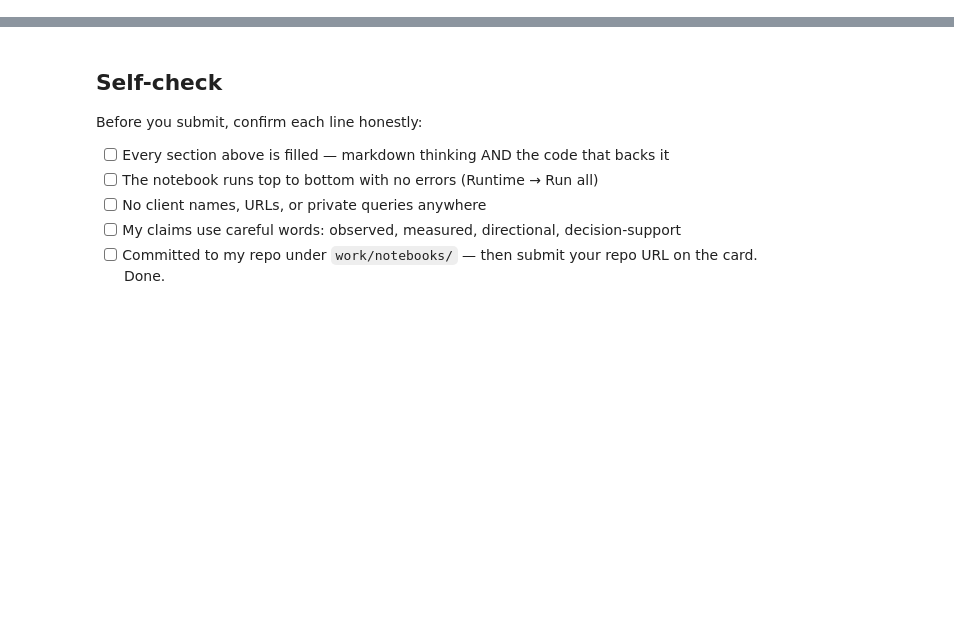
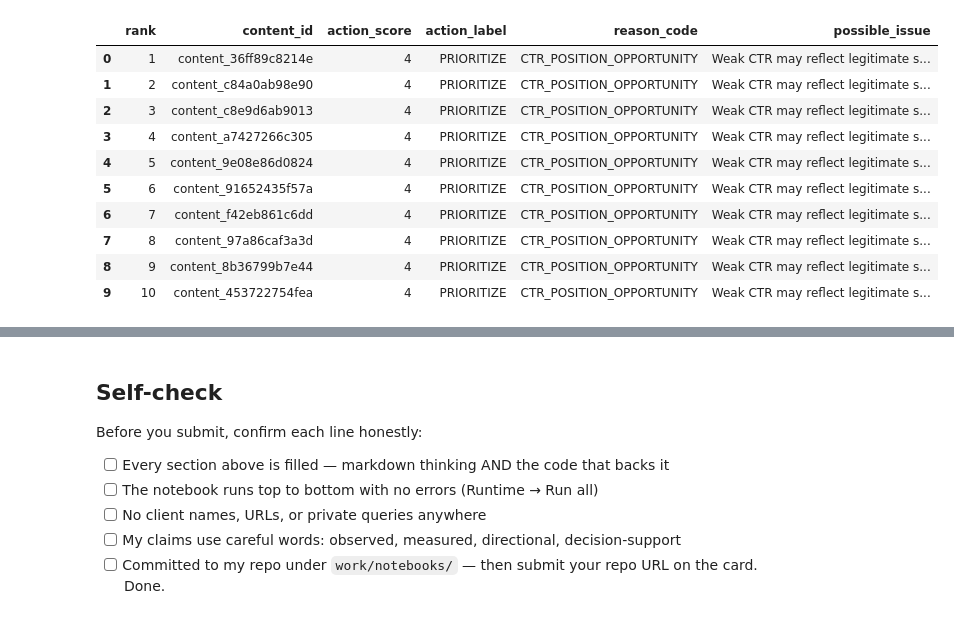
Before and after one commit to 13aakash/flyrank-ml-internship, a Jupyter notebook: work/notebooks/w04_baseline_score.ipynb, the cells around one changed output, grey strips where cells are left out. Cells and saved outputs as stored; diff of their text form; code cells hidden in the pictures; blank space fills up the shorter version.

```diff
--- a/work/notebooks/w04_baseline_score.ipynb
+++ b/work/notebooks/w04_baseline_score.ipynb
@@ -36,0 +352,75 @@ This skeleton is yours to fill. Work the sections **in order** — each one has
+# %%
+# This cell is for CODE (numbers, a query, a check).
+# Write your text answer in the cell ABOVE this one — typing sentences here breaks Run All.
+# Show some potentially weak high-scoring picks.
+#
+# These are not necessarily errors. They are examples that deserve
+# human review before action.
+
+weak_picks = baseline_queue[
+    baseline_queue["action_score"] >= 3
+].head(10).copy()
+
+weak_picks["possible_issue"] = np.where(
+    weak_picks["reason_code"] == "CTR_POSITION_OPPORTUNITY",
+    "Weak CTR may reflect legitimate search intent or SERP behaviour.",
+    "High search visibility does not establish that a refresh is needed."
+)
+
+print("Potentially weak high-score picks:")
+display(
+    weak_picks[
+        [
+            "rank",
+            "content_id",
+            "action_score",
+            "action_label",
+            "reason_code",
+            "possible_issue",
+        ]
+    ]
+)
+
+# ---------------------------------------------------------
+# Leakage check
+# ---------------------------------------------------------
+
+baseline_input_columns = {
+    "ctr",
+    "avg_position",
+    "impressions_90d",
+}
+
+forbidden_terms = [
+    "trend",
+    "declin",
+    "future",
+    "label",
+    "flag",
+    "product",
+]
+
+used_columns = {
+    "ctr",
+    "avg_position",
+    "impressions_90d",
+}
+
+print("\nLeakage checks")
+print("=" * 50)
+
+print(
+    "Baseline input columns:",
+    sorted(baseline_input_columns)
+)
+
+assert used_columns == baseline_input_columns
+
+assert not any(
+    any(term in col.lower() for term in forbidden_terms)
+    for col in used_columns
+)
+
+print("PASS: baseline uses only observable signal inputs.")
+print("PASS: no declining/future/label-derived field is used.")
+# %% [output]
@@ -36,0 +428,11 @@ This skeleton is yours to fill. Work the sections **in order** — each one has
+|  | rank | content_id | action_score | action_label | reason_code | possible_issue |
+| 0 | 1 | content_36ff89c8214e | 4 | PRIORITIZE | CTR_POSITION_OPPORTUNITY | Weak CTR may reflect legitimate s... |
+| 1 | 2 | content_c84a0ab98e90 | 4 | PRIORITIZE | CTR_POSITION_OPPORTUNITY | Weak CTR may reflect legitimate s... |
+| 2 | 3 | content_c8e9d6ab9013 | 4 | PRIORITIZE | CTR_POSITION_OPPORTUNITY | Weak CTR may reflect legitimate s... |
+| 3 | 4 | content_a7427266c305 | 4 | PRIORITIZE | CTR_POSITION_OPPORTUNITY | Weak CTR may reflect legitimate s... |
+| 4 | 5 | content_9e08e86d0824 | 4 | PRIORITIZE | CTR_POSITION_OPPORTUNITY | Weak CTR may reflect legitimate s... |
+| 5 | 6 | content_91652435f57a | 4 | PRIORITIZE | CTR_POSITION_OPPORTUNITY | Weak CTR may reflect legitimate s... |
+| 6 | 7 | content_f42eb861c6dd | 4 | PRIORITIZE | CTR_POSITION_OPPORTUNITY | Weak CTR may reflect legitimate s... |
+| 7 | 8 | content_97a86caf3a3d | 4 | PRIORITIZE | CTR_POSITION_OPPORTUNITY | Weak CTR may reflect legitimate s... |
+| 8 | 9 | content_8b36799b7e44 | 4 | PRIORITIZE | CTR_POSITION_OPPORTUNITY | Weak CTR may reflect legitimate s... |
+| 9 | 10 | content_453722754fea | 4 | PRIORITIZE | CTR_POSITION_OPPORTUNITY | Weak CTR may reflect legitimate s... |
```
Also changed, not shown: parts of 17 cells of this notebook.
